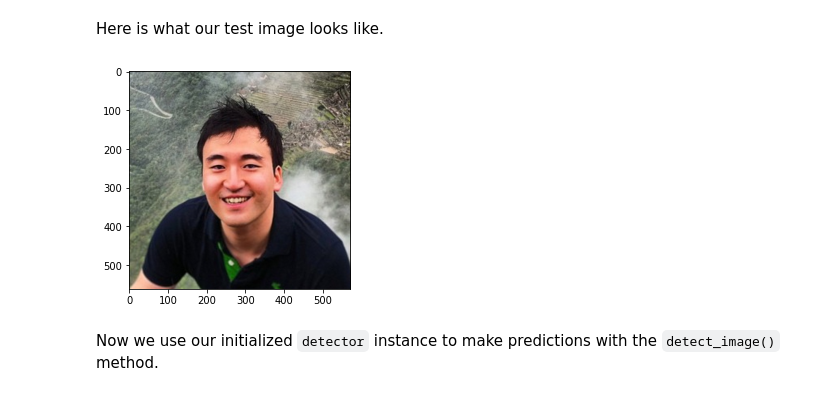
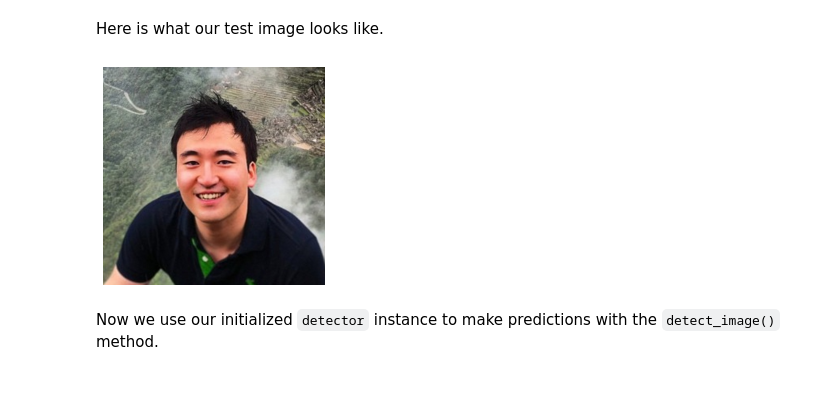
Before and after one commit to cosanlab/py-feat, a Jupyter notebook: notebooks/content/detector.ipynb, the cells around one changed output. Saved outputs shown, nothing was run; the diff lists cells and outputs as text; code cells hidden in the pictures.

```diff
--- a/notebooks/content/detector.ipynb
+++ b/notebooks/content/detector.ipynb
@@ -31,14 +29,12 @@ test_data_dir = get_test_data_path()
 test_image = os.path.join(test_data_dir, "input.jpg")
 # %% [markdown]
 Here is what our test image looks like.
-# %%
-from PIL import Image
-import matplotlib.pyplot as plt
-f, ax = plt.subplots()
-im = Image.open(test_image)
-ax.imshow(im);
-# %% [output]
-[figure, removed]
+# %%
+from feat.plotting import imshow
+
+imshow(test_image)
+# %% [output]
+[figure, added]
 # %% [markdown]
 Now we use our initialized `detector` instance to make predictions with the `detect_image()` method.
 # %%
```
Also changed, not shown: parts of 13 cells of this notebook, 3 other files.
